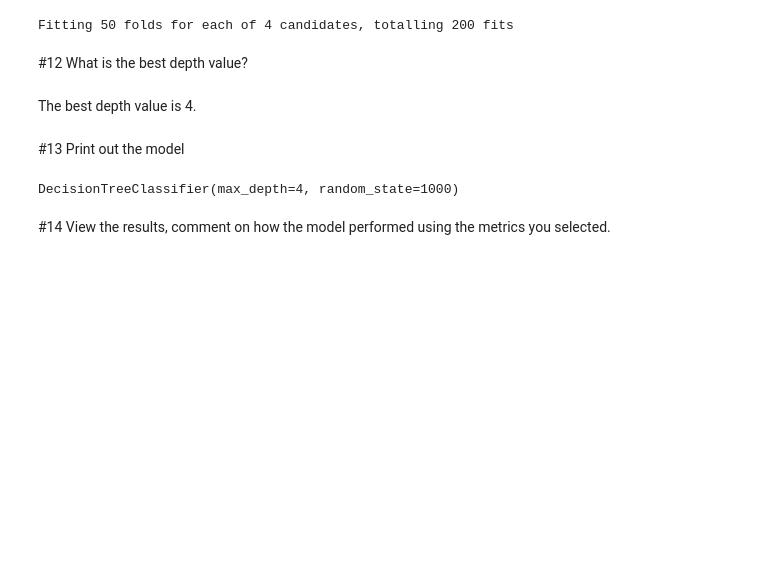
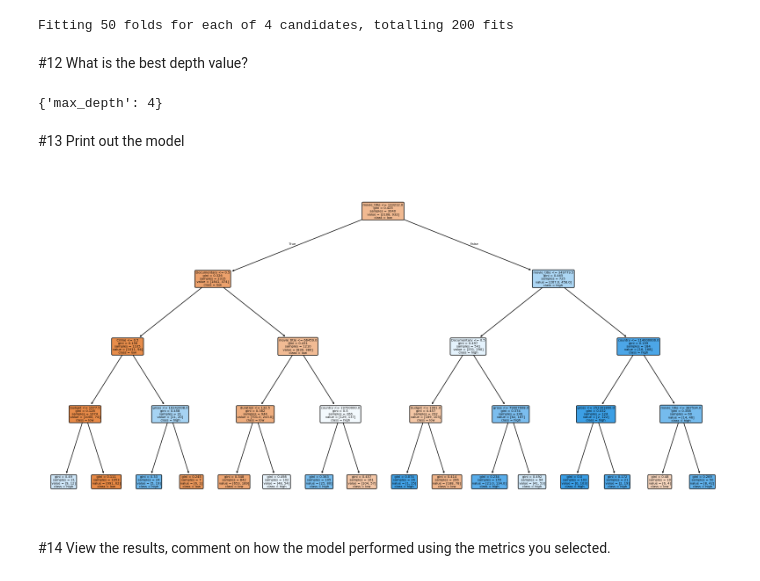
Before and after one commit to PatrickHo718/DS-3021, a Jupyter notebook: 08_DT_Class/DT_Class_Lab.ipynb, the cells around one changed output. Cells and saved outputs as stored; diff of their text form; code cells hidden in the pictures; blank space fills up the shorter version.

```diff
--- a/08_DT_Class/DT_Class_Lab.ipynb
+++ b/08_DT_Class/DT_Class_Lab.ipynb
@@ -145,14 +145,19 @@ model = search.fit(X_train2, y_train)
 Fitting 50 folds for each of 4 candidates, totalling 200 fits
 # %% [markdown]
 #12 What is the best depth value?
-# %% [markdown]
-The best depth value is 4.
+# %%
+best = model.best_estimator_ # Get the best estimator
+print(model.best_params_) # Print the best parameters
+# %% [output]
+{'max_depth': 4}
 # %% [markdown]
 #13 Print out the model
-# %%
-best
-# %% [output]
-DecisionTreeClassifier(max_depth=4, random_state=1000)
+# %%
+plt.figure(figsize=(20,10))
+plot_tree(best, feature_names=X_train.columns, class_names=['low', 'high'], filled=True, rounded=True)
+plt.show()
+# %% [output]
+[figure, added]
 # %% [markdown]
 #14 View the results, comment on how the model performed using the metrics you selected.
 # %%
```
